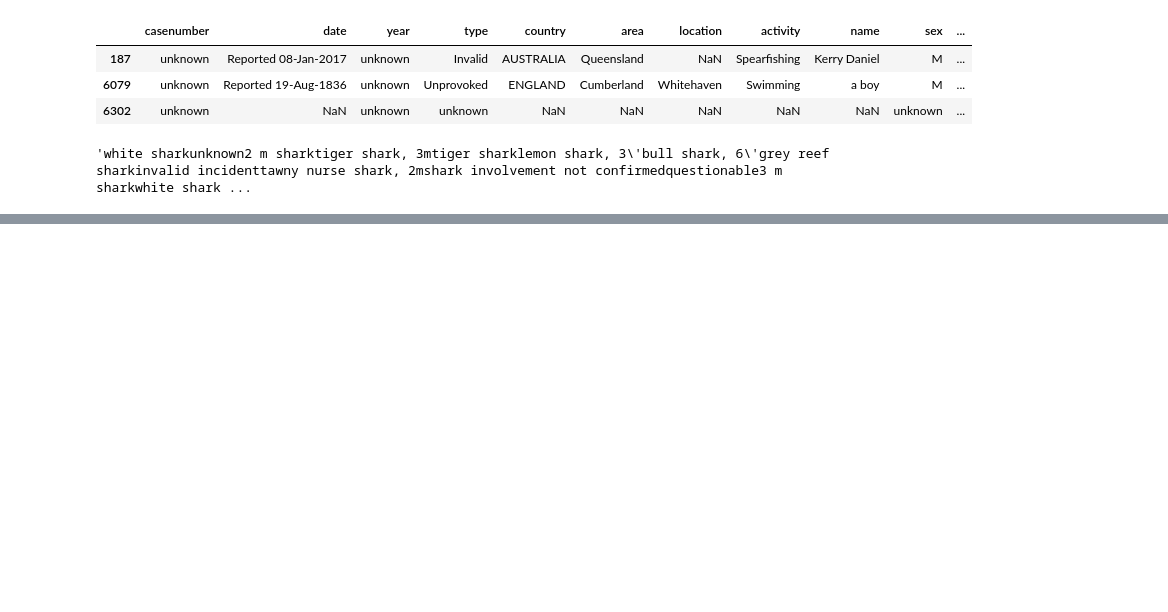
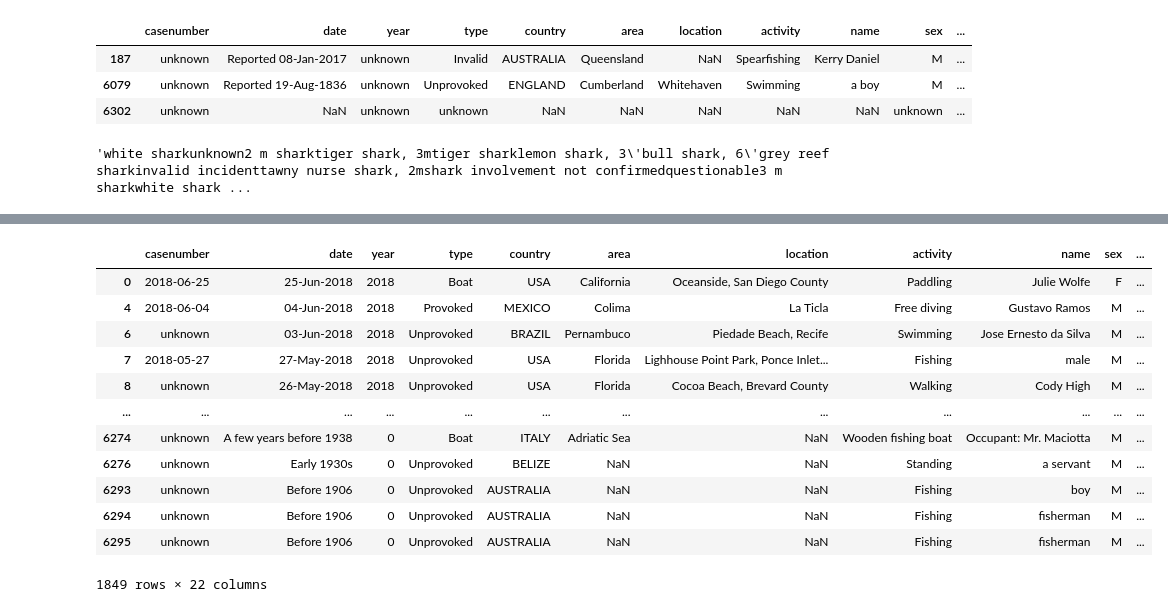
Before and after one commit to aliciahernansanz/-w2-project-pandas-Alicia-Hernansanz, a Jupyter notebook: data/shark_attacks.ipynb, the cells around one changed output, grey strips where cells are left out. Cells and saved outputs as stored; diff of their text form; code cells hidden in the pictures; blank space fills up the shorter version.

```diff
--- a/data/shark_attacks.ipynb
+++ b/data/shark_attacks.ipynb
@@ -667,0 +659,17 @@ Name: species, dtype: int64
+# %%
+especies=df[df.species.str.contains('_')]
+especies
+# %% [output]
+|  | casenumber | date | year | type | country | area | location | activity | name | sex | ... |
+| 0 | 2018-06-25 | 25-Jun-2018 | 2018 | Boat | USA | California | Oceanside, San Diego County | Paddling | Julie Wolfe | F | ... |
+| 4 | 2018-06-04 | 04-Jun-2018 | 2018 | Provoked | MEXICO | Colima | La Ticla | Free diving | Gustavo Ramos | M | ... |
+| 6 | unknown | 03-Jun-2018 | 2018 | Unprovoked | BRAZIL | Pernambuco | Piedade Beach, Recife | Swimming | Jose Ernesto da Silva | M | ... |
+| 7 | 2018-05-27 | 27-May-2018 | 2018 | Unprovoked | USA | Florida | Lighhouse Point Park, Ponce Inlet... | Fishing | male | M | ... |
+| 8 | unknown | 26-May-2018 | 2018 | Unprovoked | USA | Florida | Cocoa Beach, Brevard County | Walking | Cody High | M | ... |
+| ... | ... | ... | ... | ... | ... | ... | ... | ... | ... | ... | ... |
+| 6274 | unknown | A few years before 1938 | 0 | Boat | ITALY | Adriatic Sea | NaN | Wooden fishing boat | Occupant: Mr. Maciotta | M | ... |
+| 6276 | unknown | Early 1930s | 0 | Unprovoked | BELIZE | NaN | NaN | Standing | a servant | M | ... |
+| 6293 | unknown | Before 1906 | 0 | Unprovoked | AUSTRALIA | NaN | NaN | Fishing | boy | M | ... |
+| 6294 | unknown | Before 1906 | 0 | Unprovoked | AUSTRALIA | NaN | NaN | Fishing | fisherman | M | ... |
+| 6295 | unknown | Before 1906 | 0 | Unprovoked | AUSTRALIA | NaN | NaN | Fishing | fisherman | M | ... |
+1849 rows × 22 columns
```
Also changed, not shown: parts of 4 cells of this notebook.
